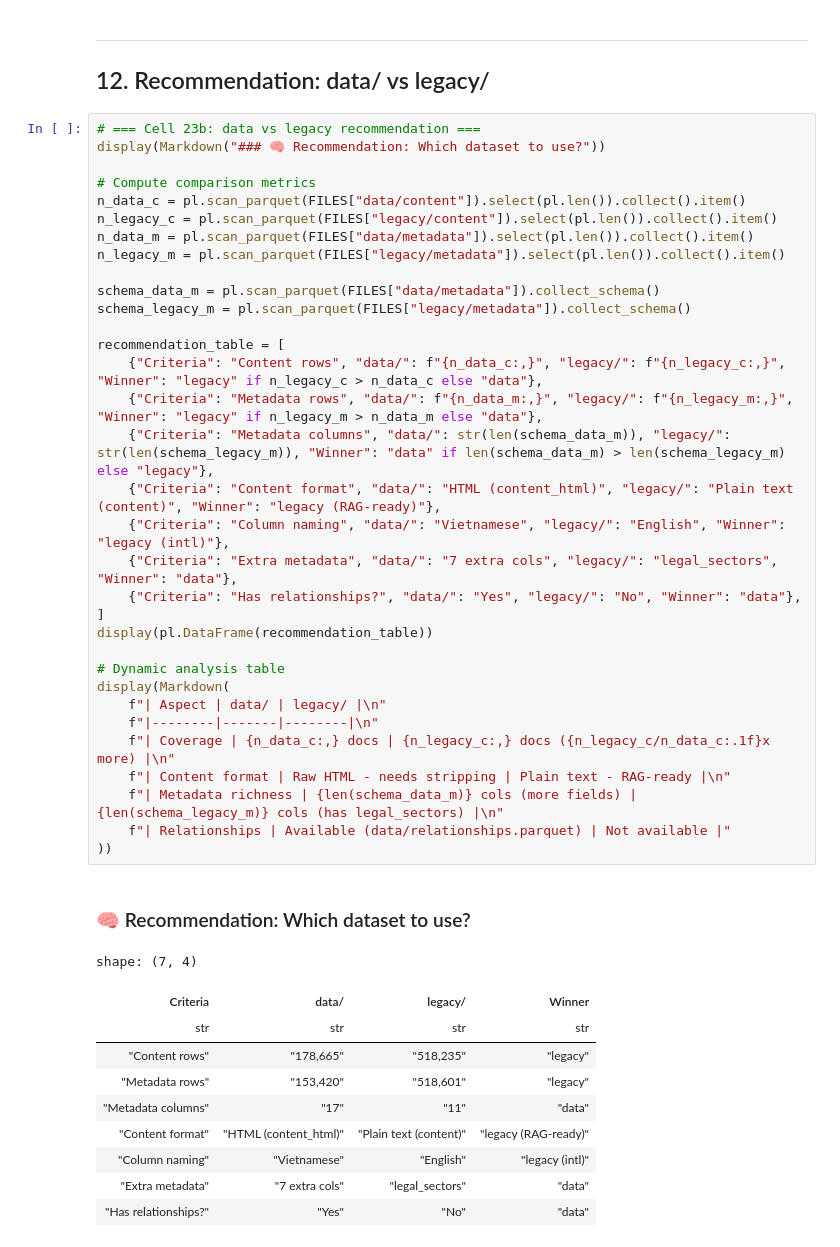
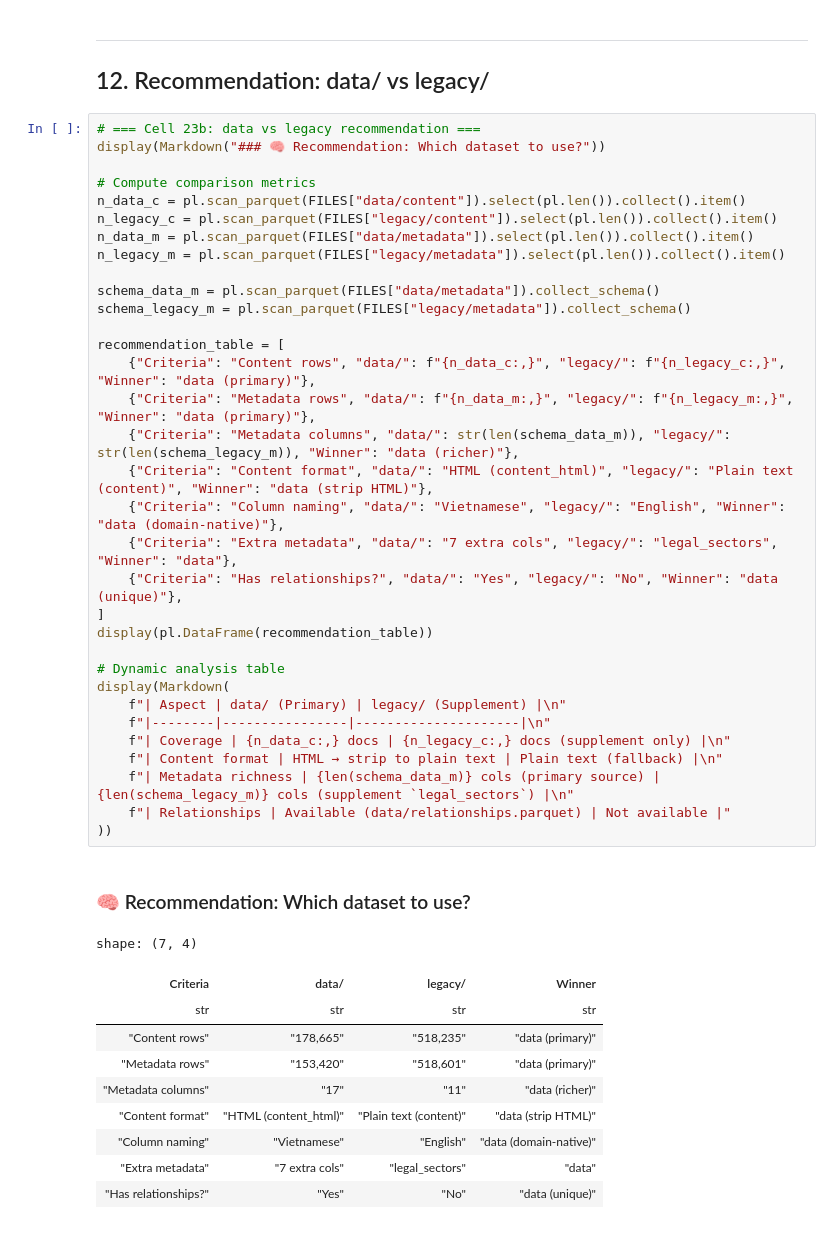
Before and after one commit to ductai05/VietLegalGraphRAG, a Jupyter notebook: pipeline/02_eda/eda.ipynb, the cells around one changed output. Drawn from its saved outputs; the diff is of its cells as text.

```diff
--- a/pipeline/02_eda/eda.ipynb
+++ b/pipeline/02_eda/eda.ipynb
@@ -1231,45 +1231,45 @@ shape: (10, 5)
 # %%
 # === Cell 23b: data vs legacy recommendation ===
 display(Markdown("### 🧠 Recommendation: Which dataset to use?"))
 
 # Compute comparison metrics
 n_data_c = pl.scan_parquet(FILES["data/content"]).select(pl.len()).collect().item()
 n_legacy_c = pl.scan_parquet(FILES["legacy/content"]).select(pl.len()).collect().item()
 n_data_m = pl.scan_parquet(FILES["data/metadata"]).select(pl.len()).collect().item()
 n_legacy_m = pl.scan_parquet(FILES["legacy/metadata"]).select(pl.len()).collect().item()
 
 schema_data_m = pl.scan_parquet(FILES["data/metadata"]).collect_schema()
 schema_legacy_m = pl.scan_parquet(FILES["legacy/metadata"]).collect_schema()
 
 recommendation_table = [
-    {"Criteria": "Content rows", "data/": f"{n_data_c:,}", "legacy/": f"{n_legacy_c:,}", "Winner": "legacy" if n_legacy_c > n_data_c else "data"},
-    {"Criteria": "Metadata rows", "data/": f"{n_data_m:,}", "legacy/": f"{n_legacy_m:,}", "Winner": "legacy" if n_legacy_m > n_data_m else "data"},
-    {"Criteria": "Metadata columns", "data/": str(len(schema_data_m)), "legacy/": str(len(schema_legacy_m)), "Winner": "data" if len(schema_data_m) > len(schema_legacy_m) else "legacy"},
-    {"Criteria": "Content format", "data/": "HTML (content_html)", "legacy/": "Plain text (content)", "Winner": "legacy (RAG-ready)"},
-    {"Criteria": "Column naming", "data/": "Vietnamese", "legacy/": "English", "Winner": "legacy (intl)"},
+    {"Criteria": "Content rows", "data/": f"{n_data_c:,}", "legacy/": f"{n_legacy_c:,}", "Winner": "data (primary)"},
+    {"Criteria": "Metadata rows", "data/": f"{n_data_m:,}", "legacy/": f"{n_legacy_m:,}", "Winner": "data (primary)"},
+    {"Criteria": "Metadata columns", "data/": str(len(schema_data_m)), "legacy/": str(len(schema_legacy_m)), "Winner": "data (richer)"},
+    {"Criteria": "Content format", "data/": "HTML (content_html)", "legacy/": "Plain text (content)", "Winner": "data (strip HTML)"},
+    {"Criteria": "Column naming", "data/": "Vietnamese", "legacy/": "English", "Winner": "data (domain-native)"},
     {"Criteria": "Extra metadata", "data/": "7 extra cols", "legacy/": "legal_sectors", "Winner": "data"},
-    {"Criteria": "Has relationships?", "data/": "Yes", "legacy/": "No", "Winner": "data"},
+    {"Criteria": "Has relationships?", "data/": "Yes", "legacy/": "No", "Winner": "data (unique)"},
 ]
 display(pl.DataFrame(recommendation_table))
 
 # Dynamic analysis table
 display(Markdown(
-    f"| Aspect | data/ | legacy/ |\n"
-    f"|--------|-------|--------|\n"
-    f"| Coverage | {n_data_c:,} docs | {n_legacy_c:,} docs ({n_legacy_c/n_data_c:.1f}x more) |\n"
-    f"| Content format | Raw HTML - needs stripping | Plain text - RAG-ready |\n"
-    f"| Metadata richness | {len(schema_data_m)} cols (more fields) | {len(schema_legacy_m)} cols (has legal_sectors) |\n"
+    f"| Aspect | data/ (Primary) | legacy/ (Supplement) |\n"
+    f"|--------|----------------|---------------------|\n"
+    f"| Coverage | {n_data_c:,} docs | {n_legacy_c:,} docs (supplement only) |\n"
+    f"| Content format | HTML → strip to plain text | Plain text (fallback) |\n"
+    f"| Metadata richness | {len(schema_data_m)} cols (primary source) | {len(schema_legacy_m)} cols (supplement `legal_sectors`) |\n"
     f"| Relationships | Available (data/relationships.parquet) | Not available |"
 ))
 # %% [output]
 ### 🧠 Recommendation: Which dataset to use?
 shape: (7, 4)
 | Criteria | data/ | legacy/ | Winner |
 | str | str | str | str |
-| "Content rows" | "178,665" | "518,235" | "legacy" |
-| "Metadata rows" | "153,420" | "518,601" | "legacy" |
-| "Metadata columns" | "17" | "11" | "data" |
-| "Content format" | "HTML (content_html)" | "Plain text (content)" | "legacy (RAG-ready)" |
-| "Column naming" | "Vietnamese" | "English" | "legacy (intl)" |
+| "Content rows" | "178,665" | "518,235" | "data (primary)" |
+| "Metadata rows" | "153,420" | "518,601" | "data (primary)" |
+| "Metadata columns" | "17" | "11" | "data (richer)" |
+| "Content format" | "HTML (content_html)" | "Plain text (content)" | "data (strip HTML)" |
+| "Column naming" | "Vietnamese" | "English" | "data (domain-native)" |
 | "Extra metadata" | "7 extra cols" | "legal_sectors" | "data" |
-| "Has relationships?" | "Yes" | "No" | "data" |
+| "Has relationships?" | "Yes" | "No" | "data (unique)" |
```
Also changed, not shown: parts of 3 cells of this notebook, 1 other file.
